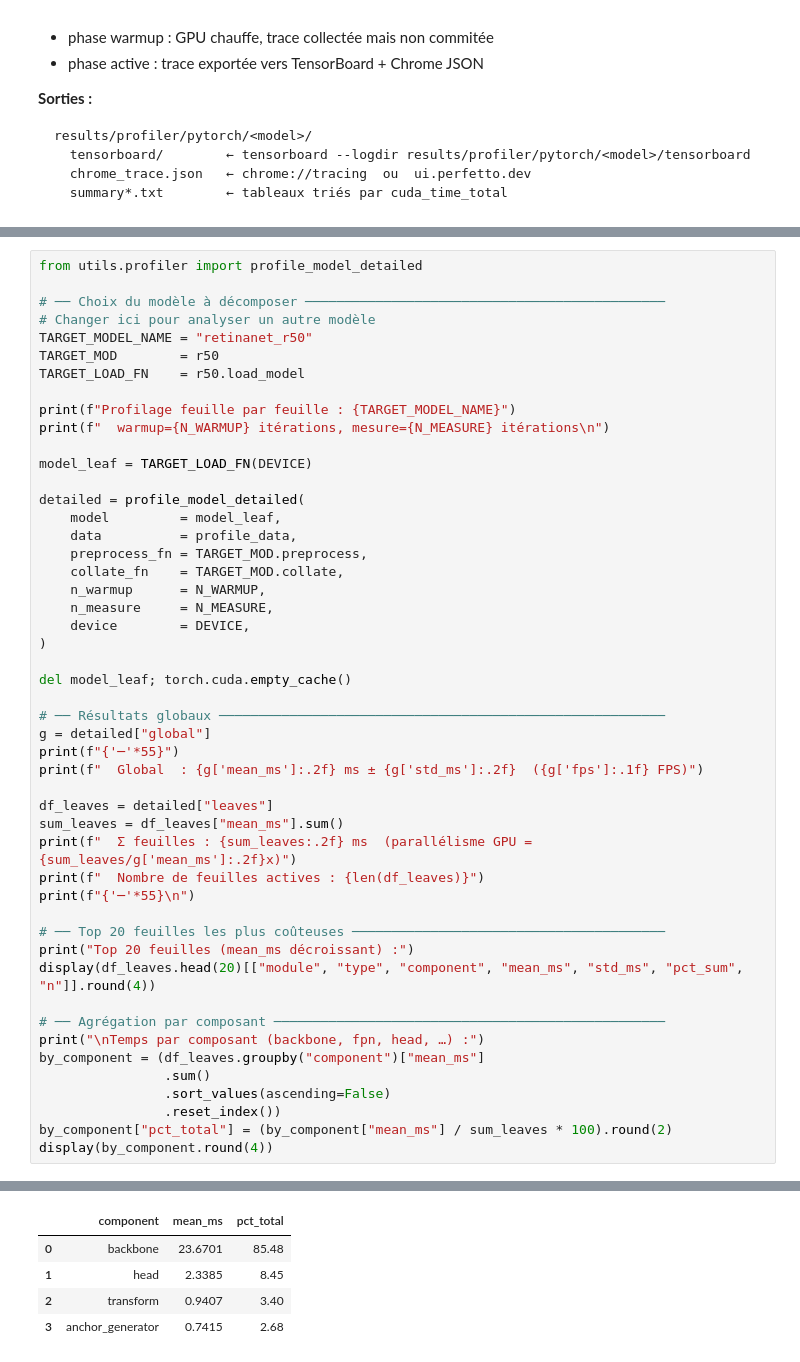
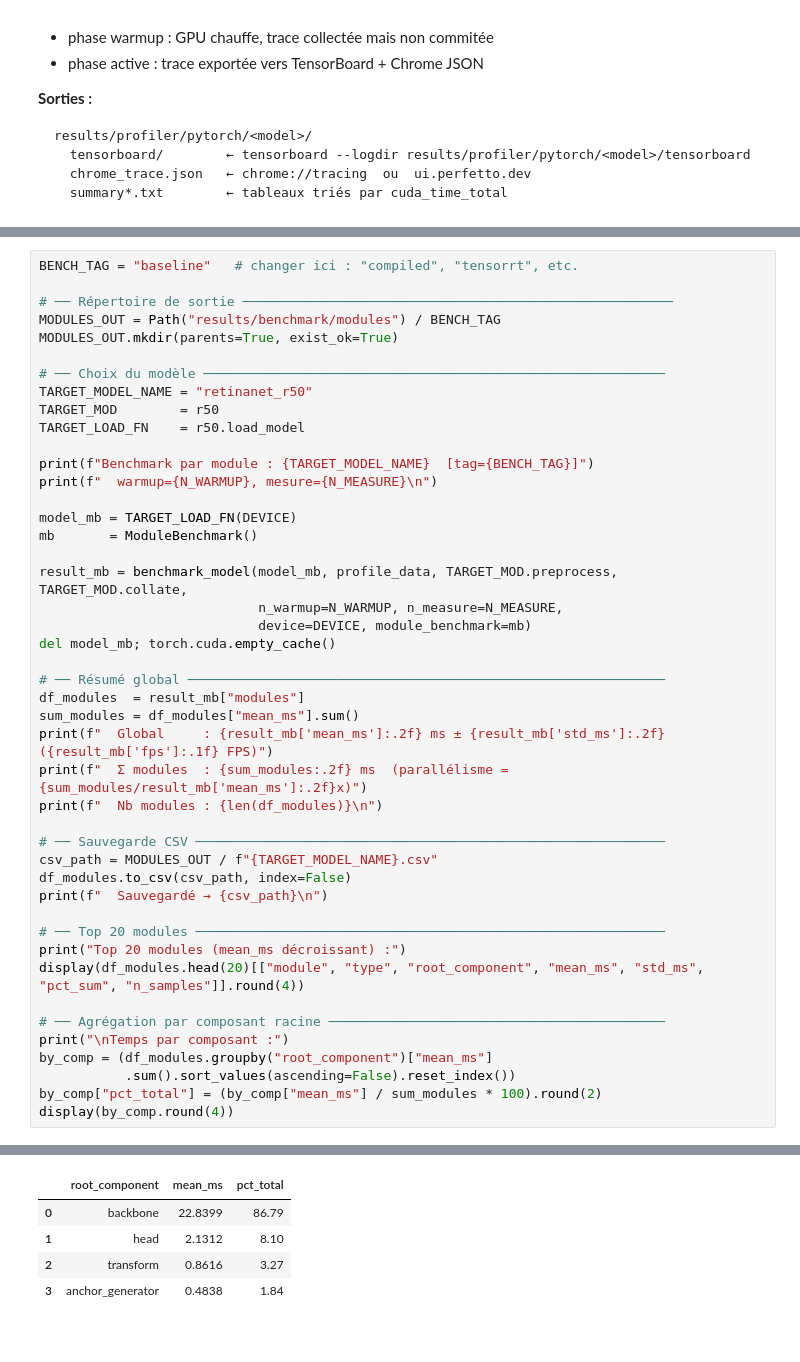
Before and after one commit to PacomeKFP/ProjectDSAI2026_2, a Jupyter notebook: test_benchmark.ipynb, the cells around one changed output, grey strips where cells are left out. Cells and saved outputs as stored; diff of their text form.

```diff
--- a/test_benchmark.ipynb
+++ b/test_benchmark.ipynb
@@ -495,50 +491,46 @@ Décomposition du forward pass **module atomique par module atomique** (Conv2d,
 # %%
-from utils.profiler import profile_model_detailed
+BENCH_TAG = "baseline"   # changer ici : "compiled", "tensorrt", etc.
 
-# ── Choix du modèle à décomposer ──────────────────────────────────────────────
-# Changer ici pour analyser un autre modèle
+# ── Répertoire de sortie ───────────────────────────────────────────────────────
+MODULES_OUT = Path("results/benchmark/modules") / BENCH_TAG
+MODULES_OUT.mkdir(parents=True, exist_ok=True)
+
+# ── Choix du modèle ───────────────────────────────────────────────────────────
 TARGET_MODEL_NAME = "retinanet_r50"
 TARGET_MOD        = r50
 TARGET_LOAD_FN    = r50.load_model
 
-print(f"Profilage feuille par feuille : {TARGET_MODEL_NAME}")
-print(f"  warmup={N_WARMUP} itérations, mesure={N_MEASURE} itérations\n")
+print(f"Benchmark par module : {TARGET_MODEL_NAME}  [tag={BENCH_TAG}]")
+print(f"  warmup={N_WARMUP}, mesure={N_MEASURE}\n")
 
-model_leaf = TARGET_LOAD_FN(DEVICE)
+model_mb = TARGET_LOAD_FN(DEVICE)
+mb       = ModuleBenchmark()
 
-detailed = profile_model_detailed(
-    model         = model_leaf,
-    data          = profile_data,
-    preprocess_fn = TARGET_MOD.preprocess,
-    collate_fn    = TARGET_MOD.collate,
-    n_warmup      = N_WARMUP,
-    n_measure     = N_MEASURE,
-    device        = DEVICE,
-)
+result_mb = benchmark_model(model_mb, profile_data, TARGET_MOD.preprocess, TARGET_MOD.collate,
+                            n_warmup=N_WARMUP, n_measure=N_MEASURE,
+                            device=DEVICE, module_benchmark=mb)
+del model_mb; torch.cuda.empty_cache()
 
-del model_leaf; torch.cuda.empty_cache()
+# ── Résumé global ─────────────────────────────────────────────────────────────
+df_modules  = result_mb["modules"]
+sum_modules = df_modules["mean_ms"].sum()
+print(f"  Global     : {result_mb['mean_ms']:.2f} ms ± {result_mb['std_ms']:.2f}  ({result_mb['fps']:.1f} FPS)")
+print(f"  Σ modules  : {sum_modules:.2f} ms  (parallélisme = {sum_modules/result_mb['mean_ms']:.2f}x)")
+print(f"  Nb modules : {len(df_modules)}\n")
 
-# ── Résultats globaux ─────────────────────────────────────────────────────────
-g = detailed["global"]
-print(f"{'─'*55}")
-print(f"  Global  : {g['mean_ms']:.2f} ms ± {g['std_ms']:.2f}  ({g['fps']:.1f} FPS)")
+# ── Sauvegarde CSV ────────────────────────────────────────────────────────────
+csv_path = MODULES_OUT / f"{TARGET_MODEL_NAME}.csv"
+df_modules.to_csv(csv_path, index=False)
+print(f"  Sauvegardé → {csv_path}\n")
 
-df_leaves = detailed["leaves"]
-sum_leaves = df_leaves["mean_ms"].sum()
-print(f"  Σ feuilles : {sum_leaves:.2f} ms  (parallélisme GPU = {sum_leaves/g['mean_ms']:.2f}x)")
-print(f"  Nombre de feuilles actives : {len(df_leaves)}")
-print(f"{'─'*55}\n")
+# ── Top 20 modules ────────────────────────────────────────────────────────────
+print("Top 20 modules (mean_ms décroissant) :")
+display(df_modules.head(20)[["module", "type", "root_component", "mean_ms", "std_ms", "pct_sum", "n_samples"]].round(4))
 
-# ── Top 20 feuilles les plus coûteuses ────────────────────────────────────────
-print("Top 20 feuilles (mean_ms décroissant) :")
-display(df_leaves.head(20)[["module", "type", "component", "mean_ms", "std_ms", "pct_sum", "n"]].round(4))
-
-# ── Agrégation par composant ──────────────────────────────────────────────────
-print("\nTemps par composant (backbone, fpn, head, …) :")
-by_component = (df_leaves.groupby("component")["mean_ms"]
-                .sum()
-                .sort_values(ascending=False)
-                .reset_index())
-by_component["pct_total"] = (by_component["mean_ms"] / sum_leaves * 100).round(2)
-display(by_component.round(4))
+# ── Agrégation par composant racine ───────────────────────────────────────────
+print("\nTemps par composant :")
+by_comp = (df_modules.groupby("root_component")["mean_ms"]
+           .sum().sort_values(ascending=False).reset_index())
+by_comp["pct_total"] = (by_comp["mean_ms"] / sum_modules * 100).round(2)
+display(by_comp.round(4))
 # %% [output]
@@ -573,6 +565,6 @@ Temps par composant (backbone, fpn, head, …) :
-|  | component | mean_ms | pct_total |
-| 0 | backbone | 23.6701 | 85.48 |
-| 1 | head | 2.3385 | 8.45 |
-| 2 | transform | 0.9407 | 3.40 |
-| 3 | anchor_generator | 0.7415 | 2.68 |
+|  | root_component | mean_ms | pct_total |
+| 0 | backbone | 22.8399 | 86.79 |
+| 1 | head | 2.1312 | 8.10 |
+| 2 | transform | 0.8616 | 3.27 |
+| 3 | anchor_generator | 0.4838 | 1.84 |
 # %%
```
Also changed, not shown: parts of 14 cells of this notebook, 3 other files.
